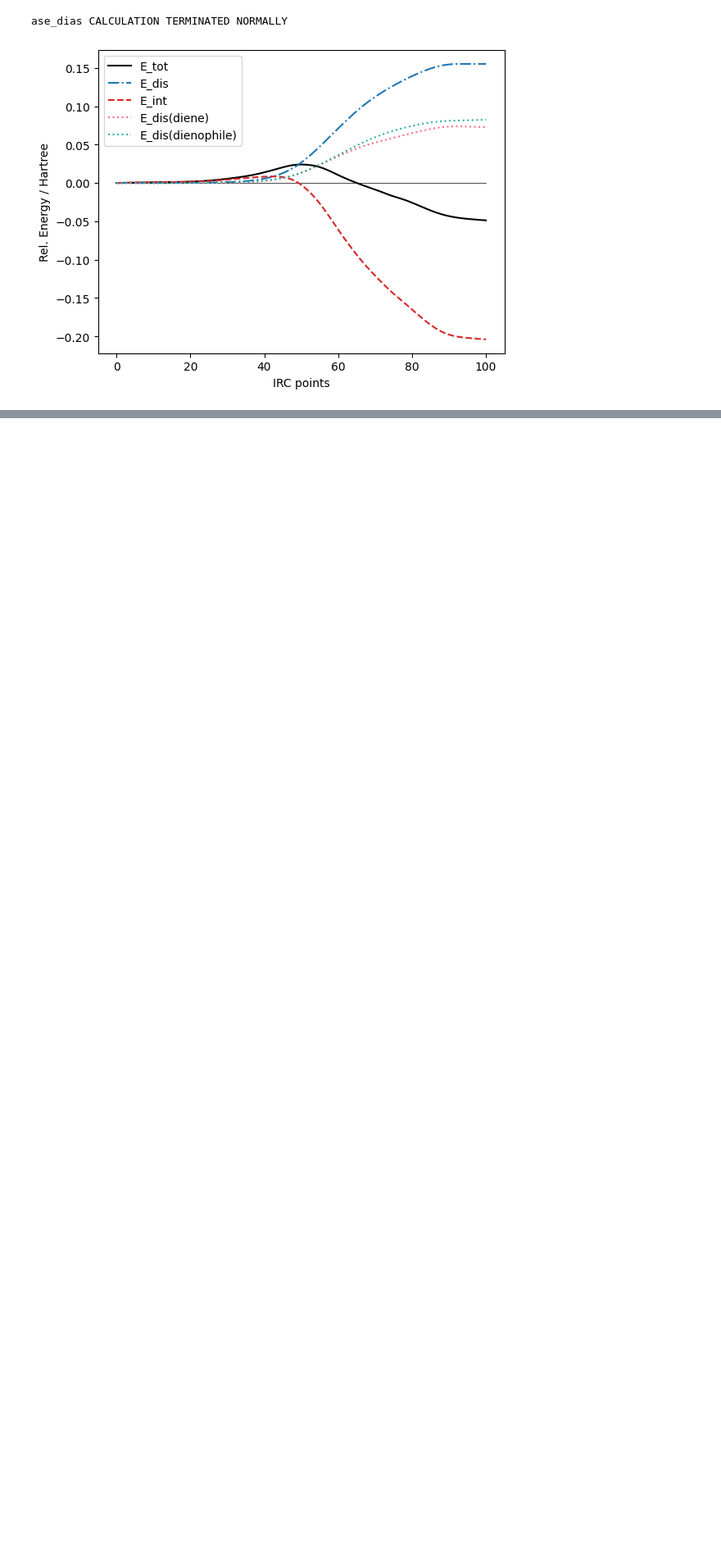
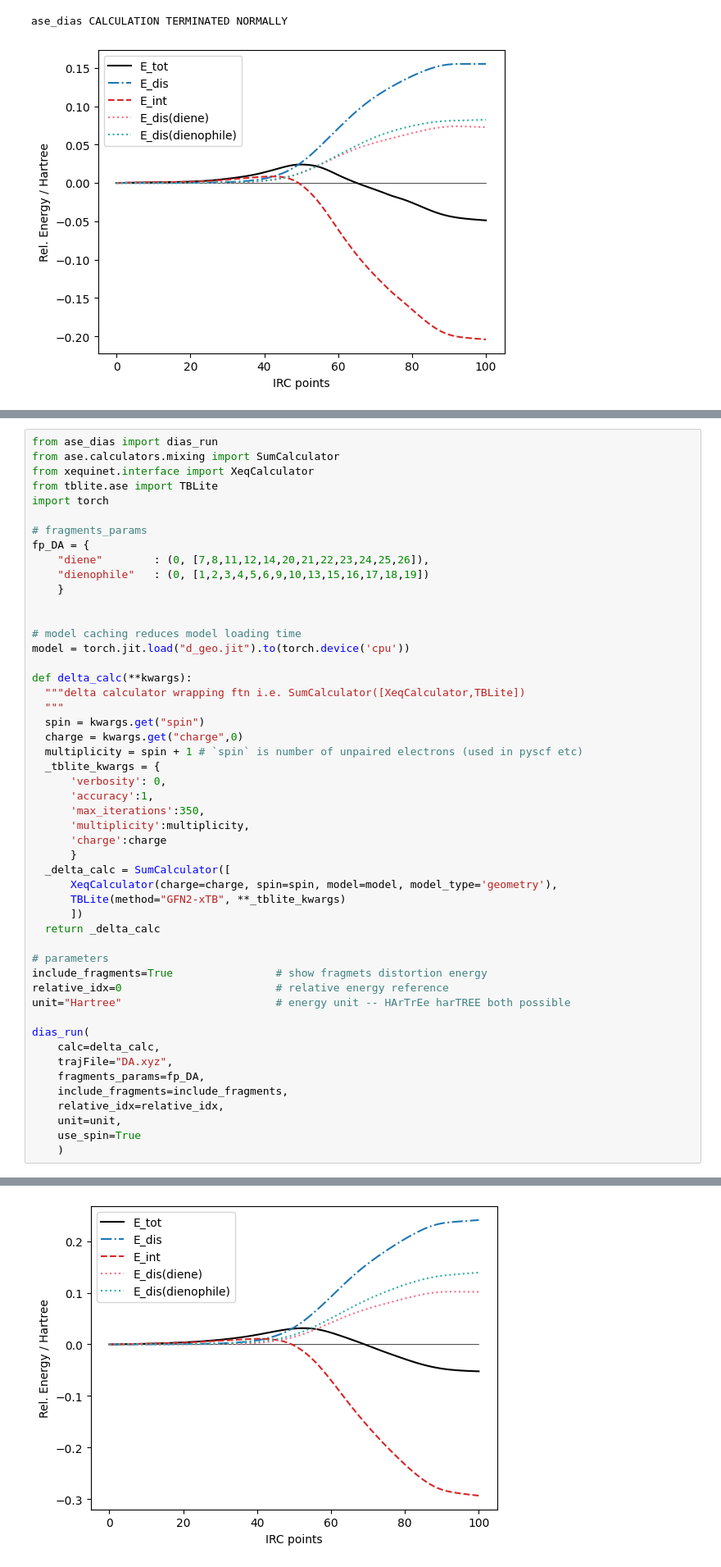
Before and after one commit to kangmg/ase-distortion-interaction, a Jupyter notebook: notebook/ase_dias_test.ipynb, the cells around one changed output, grey strips where cells are left out. Shown at 82% size. Cells and saved outputs as stored; diff of their text form; blank space fills up the shorter version.

```diff
--- a/notebook/ase_dias_test.ipynb
+++ b/notebook/ase_dias_test.ipynb
@@ -298,0 +369,51 @@ ase_dias CALCULATION TERMINATED NORMALLY
+# %%
+from ase_dias import dias_run
+from ase.calculators.mixing import SumCalculator
+from xequinet.interface import XeqCalculator
+from tblite.ase import TBLite
+import torch
+
+# fragments_params
+fp_DA = {
+    "diene"        : (0, [7,8,11,12,14,20,21,22,23,24,25,26]),
+    "dienophile"   : (0, [1,2,3,4,5,6,9,10,13,15,16,17,18,19])
+    }
+
+
+# model caching reduces model loading time
+model = torch.jit.load("d_geo.jit").to(torch.device('cpu'))
+
+def delta_calc(**kwargs):
+  """delta calculator wrapping ftn i.e. SumCalculator([XeqCalculator,TBLite])
+  """
+  spin = kwargs.get("spin")
+  charge = kwargs.get("charge",0)
+  multiplicity = spin + 1 # `spin` is number of unpaired electrons (used in pyscf etc)
+  _tblite_kwargs = {
+      'verbosity': 0,
+      'accuracy':1,
+      'max_iterations':350,
+      'multiplicity':multiplicity,
+      'charge':charge
+      }
+  _delta_calc = SumCalculator([
+      XeqCalculator(charge=charge, spin=spin, model=model, model_type='geometry'),
+      TBLite(method="GFN2-xTB", **_tblite_kwargs)
+      ])
+  return _delta_calc
+
+# parameters
+include_fragments=True                # show fragmets distortion energy
+relative_idx=0                        # relative energy reference
+unit="Hartree"                        # energy unit -- HArTrEe harTREE both possible
+
+dias_run(
+    calc=delta_calc,
+    trajFile="DA.xyz",
+    fragments_params=fp_DA,
+    include_fragments=include_fragments,
+    relative_idx=relative_idx,
+    unit=unit,
+    use_spin=True
+    )
+# %% [output]
@@ -299,3 +421,4 @@ ase_dias CALCULATION TERMINATED NORMALLY
+[figure, added]
 # %% [markdown]
 GPU-accelerated xtb
 
```
Also changed, not shown: parts of 12 cells of this notebook.
